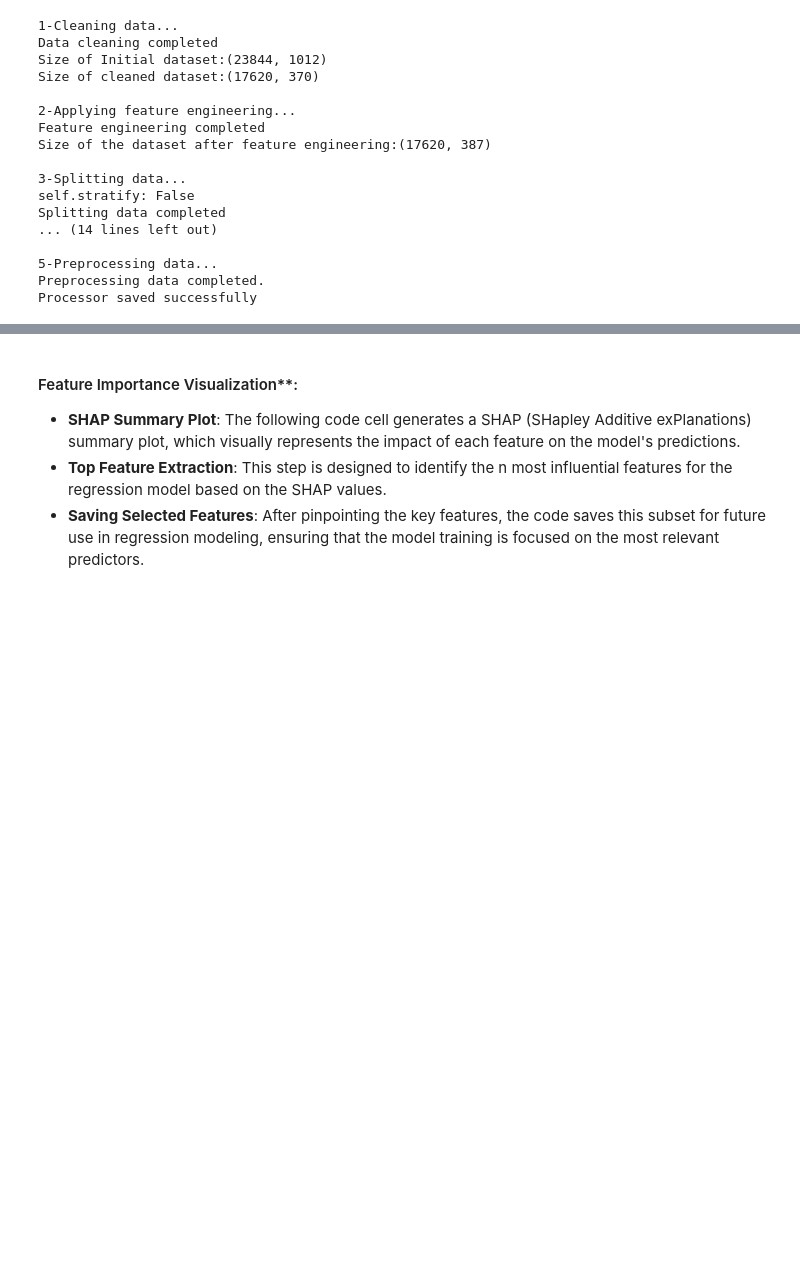
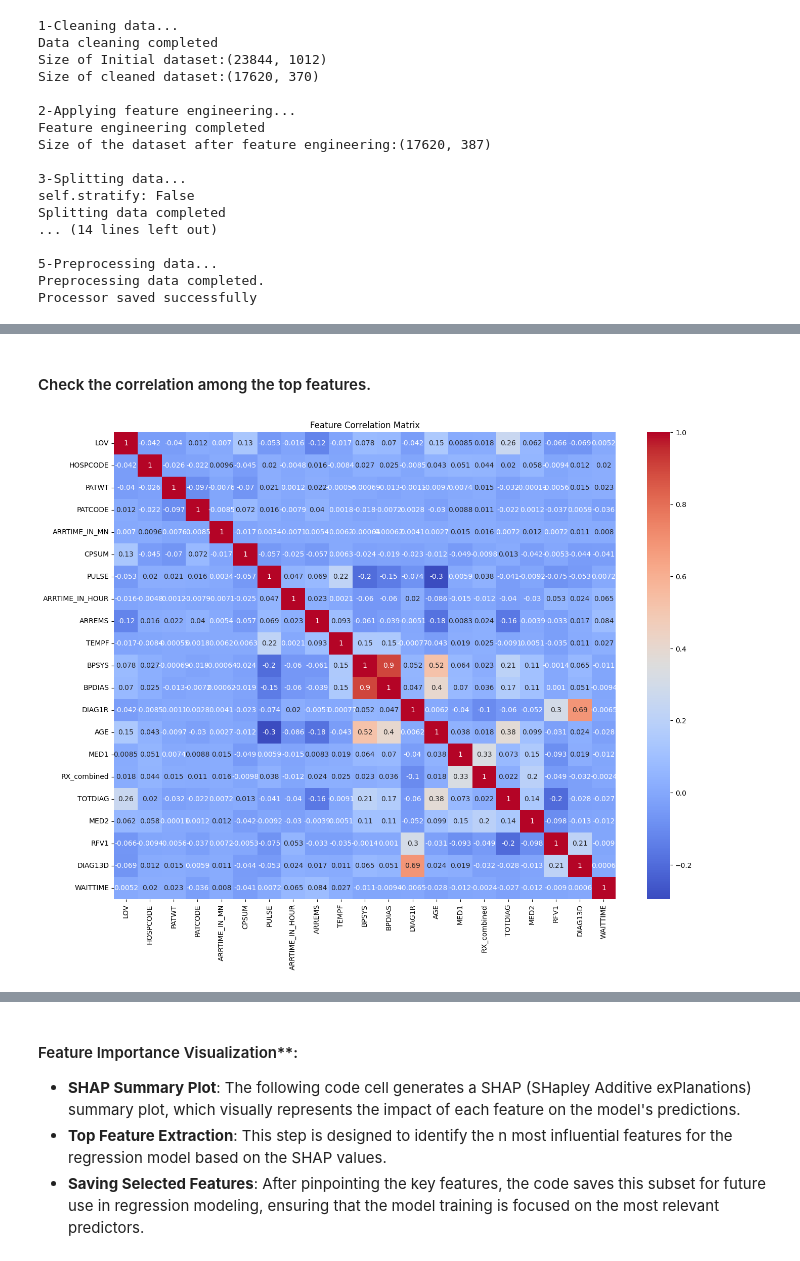
Before and after one commit to jeancheri/EDPredictiveEfficiency, a Jupyter notebook: notebooks/waittime_regression_modeling.ipynb, the cells around one changed output, grey strips where cells are left out. Drawn from its saved outputs; the diff is of its cells as text; code cells hidden in the pictures; blank space fills up the shorter version.

```diff
--- a/notebooks/waittime_regression_modeling.ipynb
+++ b/notebooks/waittime_regression_modeling.ipynb
@@ -108,0 +180,13 @@ Processor saved successfully
+# %% [markdown]
+#### Check the correlation among the top features.
+# %%
+# 3. Check Correlation Among Top Features
+correlation_matrix = top_features_df.corr()
+
+# Visualize the correlation matrix
+plt.figure(figsize=(16, 12))
+sns.heatmap(correlation_matrix, annot=True, cmap='coolwarm')
+plt.title('Feature Correlation Matrix')
+plt.show()
+# %% [output]
+[figure, added]
```
Also changed, not shown: parts of 16 cells of this notebook, 13 other files.
